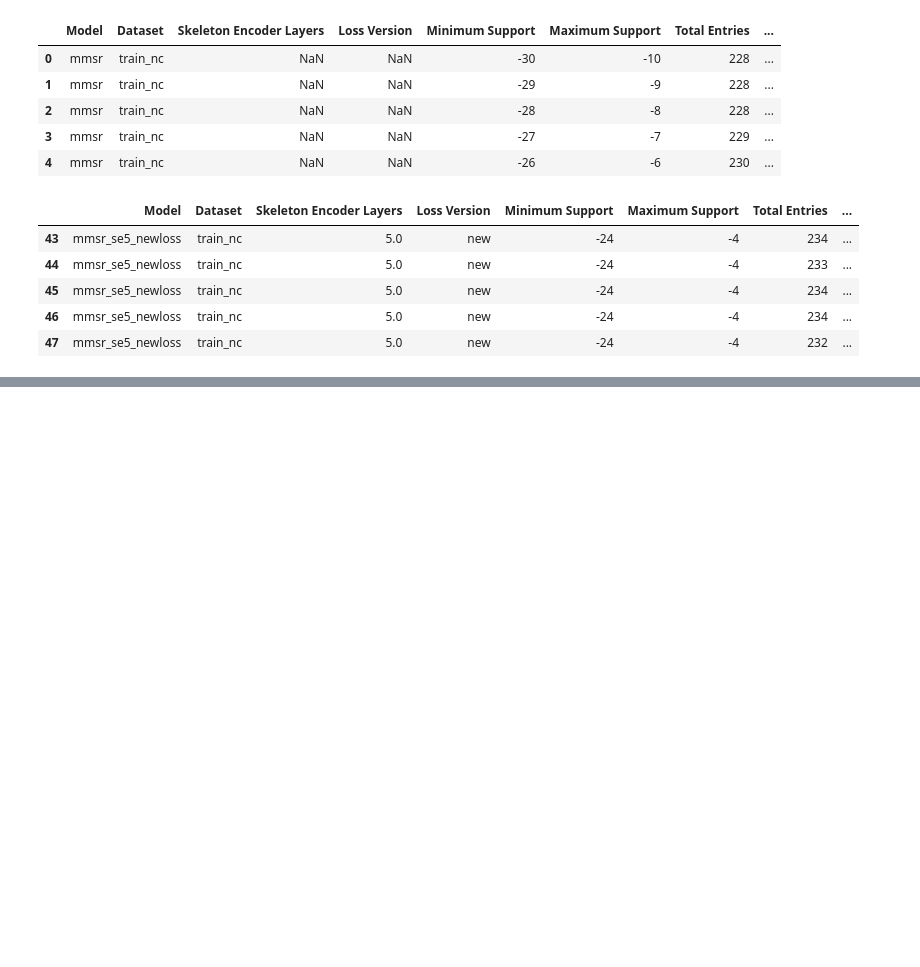
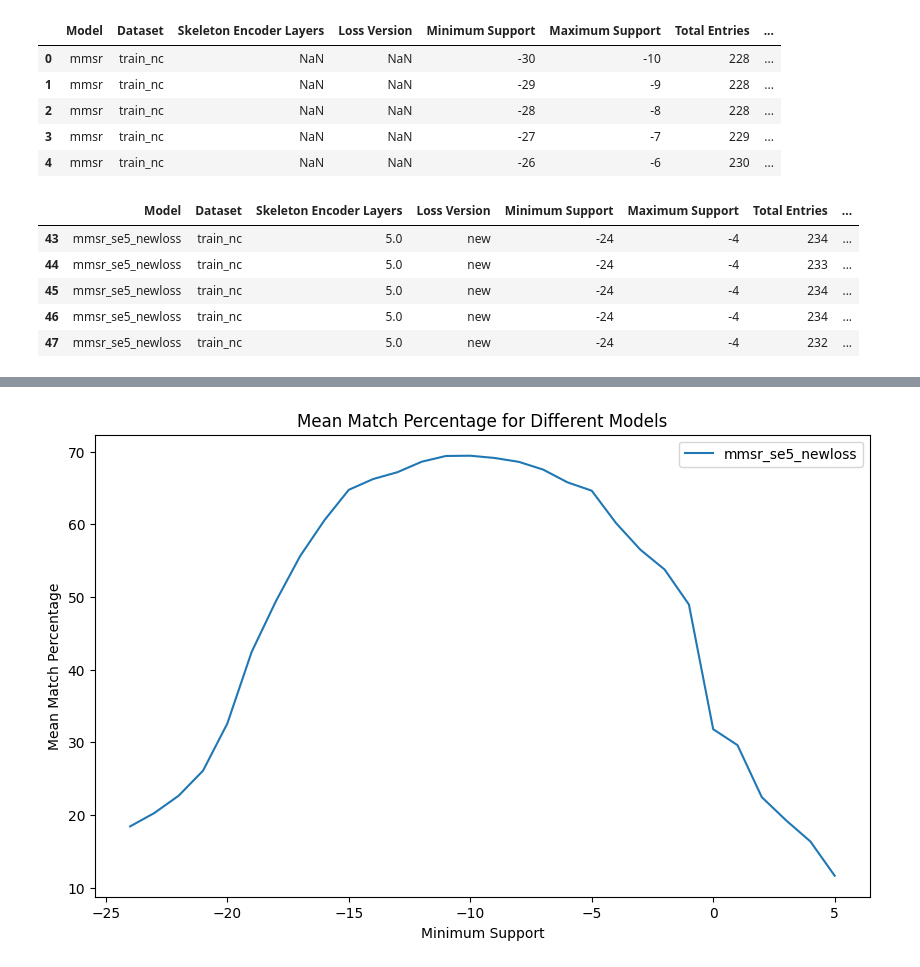
Before and after one commit to fabienmorgan/Self-Supervised_Numerical_Pre-Training_for_Symbolic_Regression, a Jupyter notebook: evalulation_graphs/variance_seed.ipynb, the cells around one changed output, grey strips where cells are left out. Saved outputs shown, nothing was run; the diff lists cells and outputs as text; code cells hidden in the pictures; blank space fills up the shorter version.

```diff
--- a/evalulation_graphs/variance_seed.ipynb
+++ b/evalulation_graphs/variance_seed.ipynb
@@ -59,0 +99,5 @@ plt.show()
+# %%
+fig = plot_mean_match_percentage(evaluation_summary[evaluation_summary['Model'] == 'mmsr_se5_newloss'])
+fig.show()
+# %% [output]
+[figure, added]
```
Also changed, not shown: parts of 11 cells of this notebook.
